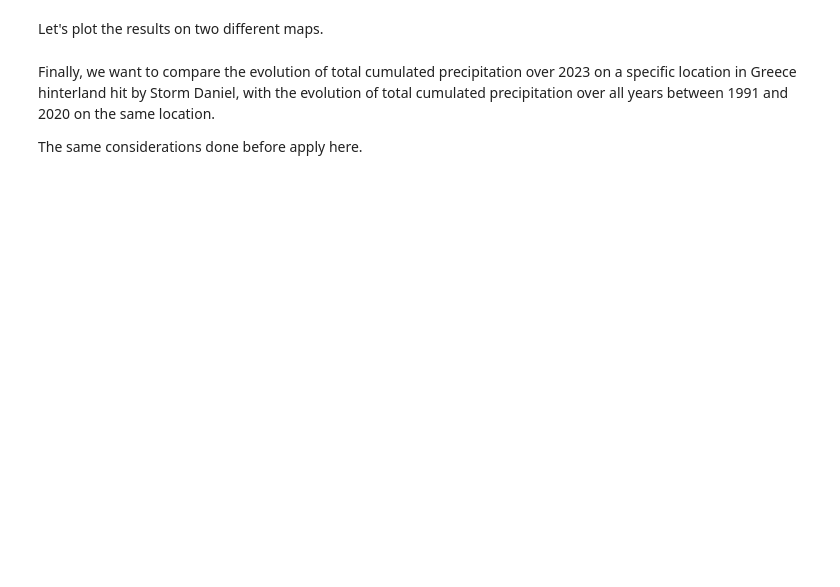
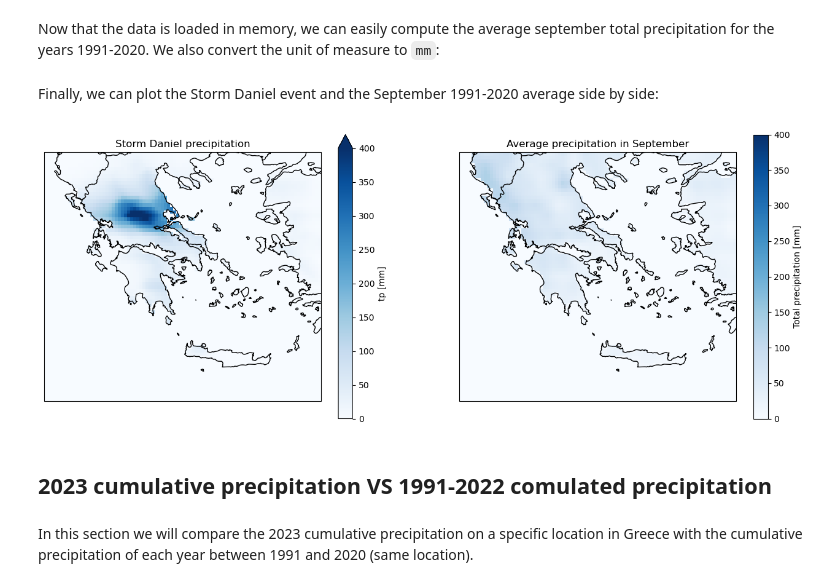
Before and after one commit to bopen/earthdatahub-notebooks, a Jupyter notebook: use-cases/floods-precipitation-anomaly.ipynb, the cells around one changed output. Drawn from its saved outputs; the diff is of its cells as text; code cells hidden in the pictures; blank space fills up the shorter version.

```diff
--- a/use-cases/floods-precipitation-anomaly.ipynb
+++ b/use-cases/floods-precipitation-anomaly.ipynb
@@ -104,8 +293,7 @@ DAYS = [
     "28", "29", "30",
 ]
 
-MONTH_REFERENCE_TIME = [f"{y}-{MONTH}-{d}" for y in YEARS for d in DAYS]
+MONTH_REFERENCE_TIME = [f"{y}-09-{d}" for y in YEARS for d in DAYS]
 
-tp = ds.tp
-tp_ref_area = tp.sel(valid_time=MONTH_REFERENCE_TIME, **AREA)
-tp_ref_month_sum = (tp_ref_area.sum("valid_time") / len(YEARS))
+tp_greece_september_1991_2020 = tp_greece.sel(valid_time=MONTH_REFERENCE_TIME)
+tp_greece_september_1991_2020
@@ -117,0 +328,4 @@ tp_ref_month_sum_mm.attrs["units"] = "mm"
+# %%
+%time
+
+tp_greece_september_1991_2020 = tp_greece_september_1991_2020.compute()
@@ -118,16 +335,25 @@ tp_ref_month_sum_mm.attrs["units"] = "mm"
+# %% [markdown]
+Now that the data is loaded in memory, we can easily compute the average september total precipitation for the years 1991-2020. We also convert the unit of measure to `mm`:
+# %%
+tp_greece_september_1991_2020_average = (tp_greece_september_1991_2020.sum("valid_time") / len(YEARS))
+tp_greece_september_1991_2020_average
+tp_greece_september_1991_2020_average = tp_greece_september_1991_2020_average * 1000
+tp_greece_september_1991_2020_average.attrs["units"] = "mm"
 # %% [markdown]
-Let's plot the results on two different maps.
+Finally, we can plot the Storm Daniel event and the September 1991-2020 average side by side:
 # %%
 display.maps(
-    [tp_days_sum_mm, tp_ref_month_sum_mm],
-    vmax=VMAX,
+    [tp_greece_storm_daniel_sum, tp_greece_september_1991_2020_average],
+    vmax=400,
     axs_set=[
         {"title": "Storm Daniel precipitation"},
         {"title": "Average precipitation in September"},
     ],
 )
+# %% [output]
+[figure, added]
+# %% [markdown]
+## 2023 cumulative precipitation VS 1991-2022 comulated precipitation
 # %% [markdown]
-Finally, we want to compare the evolution of total cumulated precipitation over 2023 on a specific location in Greece hinterland hit by Storm Daniel, with the evolution of total cumulated precipitation over all years between 1991 and 2020 on the same location.
-
-The same considerations done before apply here.
+In this section we will compare the 2023 cumulative precipitation on a specific location in Greece with the cumulative precipitation of each year between 1991 and 2020 (same location).
 # %%
```
Also changed, not shown: parts of 36 cells of this notebook, 1 other file.
